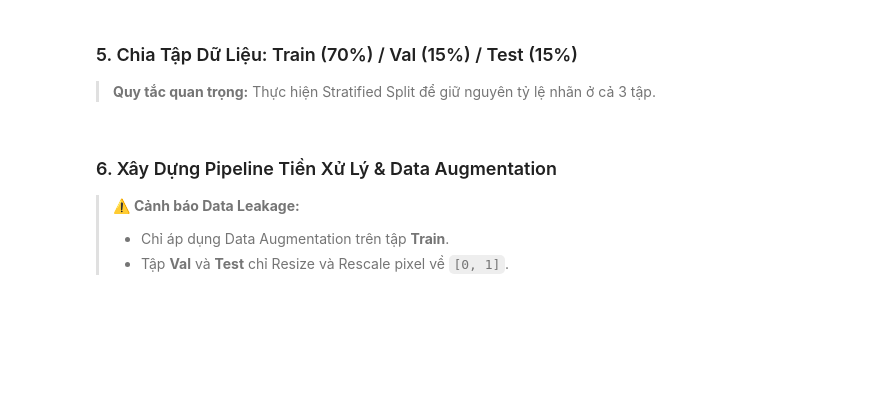
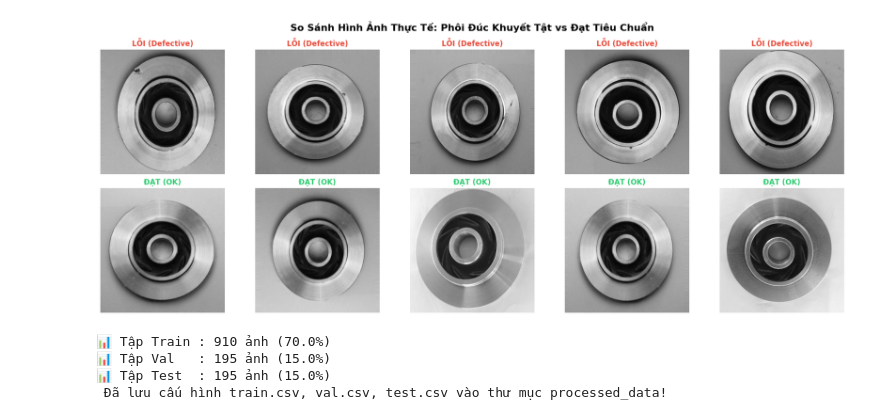
Before and after one commit to DuocLe173/visual-qc-casting-defect, a Jupyter notebook: notebooks/1_EDA.ipynb, the cells around one changed output. Saved outputs shown, nothing was run; the diff lists cells and outputs as text; code cells hidden in the pictures; blank space fills up the shorter version.

```diff
--- a/notebooks/1_EDA.ipynb
+++ b/notebooks/1_EDA.ipynb
@@ -117,33 +125,34 @@ print(f"Dải giá trị pixel: Min={sample_img.min()}, Max={sample_img.max()}")
 # %%
-# Vẽ lưới so sánh 5 ảnh Đạt (OK) và 5 ảnh Lỗi (Defect)
+# Lấy ngẫu nhiên 5 ảnh lỗi và 5 ảnh đạt để quan sát khuyết tật thực tế
 fig, axes = plt.subplots(2, 5, figsize=(18, 7))
 
-random_def = random.sample(def_images, 5)
-random_ok = random.sample(ok_images, 5)
+sample_def = random.sample(def_images, 5)
+sample_ok = random.sample(ok_images, 5)
 
-for i, path in enumerate(random_def):
+# Hàng 1: 5 ảnh khuyết tật (Defective)
+for i, path in enumerate(sample_def):
     img = cv2.imread(path)
     img_rgb = cv2.cvtColor(img, cv2.COLOR_BGR2RGB)
     axes[0, i].imshow(img_rgb)
-    axes[0, i].set_title("LỖI (Defective)", color='red', fontweight='bold')
+    axes[0, i].set_title("LỖI (Defective)", color='#E74C3C', fontweight='bold', fontsize=12)
     axes[0, i].axis('off')
 
-for i, path in enumerate(random_ok):
+# Hàng 2: 5 ảnh đạt chuẩn (OK)
+for i, path in enumerate(sample_ok):
     img = cv2.imread(path)
     img_rgb = cv2.cvtColor(img, cv2.COLOR_BGR2RGB)
     axes[1, i].imshow(img_rgb)
-    axes[1, i].set_title("ĐẠT (OK)", color='green', fontweight='bold')
+    axes[1, i].set_title("ĐẠT (OK)", color='#2ECC71', fontweight='bold', fontsize=12)
     axes[1, i].axis('off')
 
-plt.suptitle("So Sánh Mẫu Sản Phẩm Đúc Kim Loại: Lỗi vs Đạt Chuẩn", fontsize=16, fontweight='bold')
+plt.suptitle("So Sánh Hình Ảnh Thực Tế: Phôi Đúc Khuyết Tật vs Đạt Tiêu Chuẩn", fontsize=16, fontweight='bold', y=0.98)
 plt.tight_layout()
 plt.show()
+# %% [output]
+[figure, added]
-# %% [markdown]
-### 5. Chia Tập Dữ Liệu: Train (70%) / Val (15%) / Test (15%)
-
-> **Quy tắc quan trọng:** Thực hiện Stratified Split để giữ nguyên tỷ lệ nhãn ở cả 3 tập.
 # %%
-# Tạo DataFrame tổng hợp toàn bộ ảnh và nhãn
+# Tạo bảng dữ liệu chứa toàn bộ đường dẫn ảnh và nhãn
+# Nhãn 1: Lỗi (defect), Nhãn 0: Đạt (ok)
 data_records = []
 for path in def_images:
     data_records.append({'filepath': path, 'label': 1, 'class_name': 'defect'})
@@ -152,24 +161,30 @@ for path in ok_images:
 
 df = pd.DataFrame(data_records)
 
-# Bước 1: Tách Train (70%) và Temp (30%)
+# 1. Tách tập Train (70%) và tập tạm thời Temp (30%) theo Stratified
 train_df, temp_df = train_test_split(
     df, test_size=0.30, random_state=SEED, stratify=df['label']
 )
 
-# Bước 2: Tách Temp thành Val (15%) và Test (15%)
+# 2. Tách tập Temp thành Val (15%) và Test (15%)
 val_df, test_df = train_test_split(
     temp_df, test_size=0.50, random_state=SEED, stratify=temp_df['label']
 )
 
-print(f"Tập Train: {len(train_df)} mẫu ({len(train_df)/len(df)*100:.1f}%)")
-print(f"Tập Val  : {len(val_df)} mẫu ({len(val_df)/len(df)*100:.1f}%)")
-print(f"Tập Test : {len(test_df)} mẫu ({len(test_df)/len(df)*100:.1f}%)")
+print(f"📊 Tập Train : {len(train_df)} ảnh ({len(train_df)/len(df)*100:.1f}%)")
+print(f"📊 Tập Val   : {len(val_df)} ảnh ({len(val_df)/len(df)*100:.1f}%)")
+print(f"📊 Tập Test  : {len(test_df)} ảnh ({len(test_df)/len(df)*100:.1f}%)")
+
+# Lưu lại danh sách để các Notebook sau dùng chung mà không bị lệch tập
+os.makedirs("processed_data", exist_ok=True)
+train_df.to_csv("processed_data/train.csv", index=False)
+val_df.to_csv("processed_data/val.csv", index=False)
+test_df.to_csv("processed_data/test.csv", index=False)
+print(" Đã lưu cấu hình train.csv, val.csv, test.csv vào thư mục processed_data!")
+# %% [output]
+📊 Tập Train : 910 ảnh (70.0%)
+📊 Tập Val   : 195 ảnh (15.0%)
+📊 Tập Test  : 195 ảnh (15.0%)
+ Đã lưu cấu hình train.csv, val.csv, test.csv vào thư mục processed_data!
-# %% [markdown]
-### 6. Xây Dựng Pipeline Tiền Xử Lý & Data Augmentation
-
-> ⚠️ **Cảnh báo Data Leakage:**
-> - Chỉ áp dụng Data Augmentation trên tập **Train**.
-> - Tập **Val** và **Test** chỉ Resize và Rescale pixel về `[0, 1]`.
 # %%
 IMG_SIZE = (224, 224)
```
Also changed, not shown: parts of 15 cells of this notebook.
